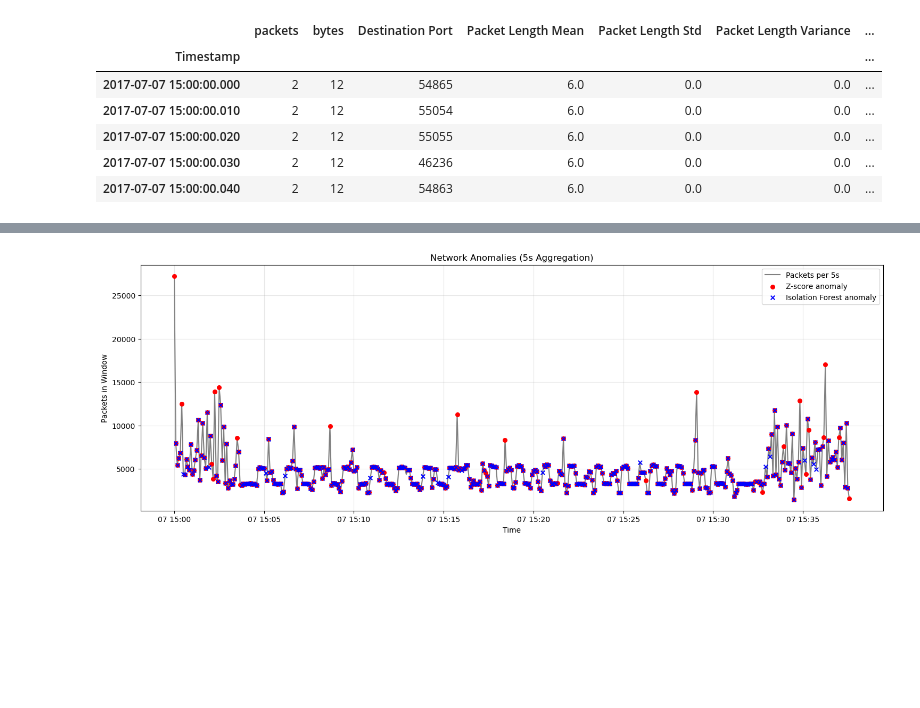
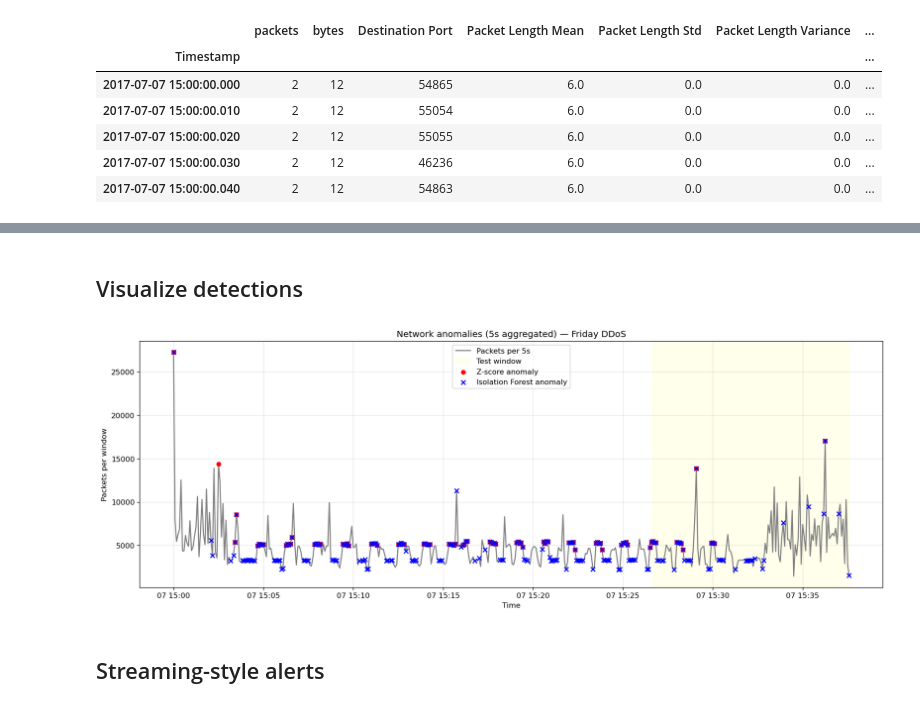
Before and after one commit to raquelanamb/statistical-vs-ml-ids, a Jupyter notebook: friday_ddos.ipynb, the cells around one changed output, grey strips where cells are left out. Drawn from its saved outputs; the diff is of its cells as text; code cells hidden in the pictures; blank space fills up the shorter version.

```diff
--- a/friday_ddos.ipynb
+++ b/friday_ddos.ipynb
@@ -94,4 +72,0 @@ agg = df.resample("5s").agg({
-# %%
-agg['is_attack'] = (agg['Label'] != 'BENIGN').astype(int)
-agg.drop(columns=['Label'], inplace=True)
-agg.head()
@@ -116,0 +95,13 @@ agg['z_anomaly'] = (agg['z_score'] > 0).astype(int)
+# %%
+Z_COLS = [
+    'packets', 'bytes',
+    'Packet Length Mean', 'Packet Length Std',
+    'SYN Flag Count', 'ACK Flag Count'
+]
+train_mean = benign_train[Z_COLS].mean()
+train_std = benign_train[Z_COLS].std(ddof=0).replace(0, 1)
+
+agg['z_score'] = ((agg[Z_COLS] - train_mean) / train_std).abs().sum(axis=1)
+# Threshold tuned on benign-only distribution
+z_threshold = agg.loc[benign_train.index, 'z_score'].quantile(0.99)
+agg['z_anomaly'] = (agg['z_score'] > z_threshold).astype(int)
@@ -161,38 +175,23 @@ F1:        0.9680365296803652
+# %% [markdown]
+## Visualize detections
 # %%
-plt.figure(figsize=(18,6))
+plt.figure(figsize=(18, 6))
+plt.plot(agg.index, agg['packets'], color='grey', label='Packets per 5s')
+plt.axvspan(test.index[0], test.index[-1], color='yellow', alpha=0.08, label='Test window')
 
-plt.plot(
-    agg.index,
-    agg['packets'],
-    color='grey',
-    label='Packets per 5s'
-)
+plt.scatter(agg.index[agg['z_anomaly'] == 1], agg['packets'][agg['z_anomaly'] == 1],
+            color='red', s=30, label='Z-score anomaly', zorder=3)
+plt.scatter(agg.index[agg['if_anomaly'] == 1], agg['packets'][agg['if_anomaly'] == 1],
+            color='blue', s=35, marker='x', label='Isolation Forest anomaly', zorder=4)
 
-plt.scatter(
-    agg.index[agg['z_anomaly'] == 1],
-    agg['packets'][agg['z_anomaly'] == 1],
-    color='red',
-    s=30,
-    label='Z-score anomaly',
-    zorder=3
-)
-
-plt.scatter(
-    agg.index[agg['if_anomaly'] == 1],
-    agg['packets'][agg['if_anomaly'] == 1],
-    color='blue',
-    s=30,
-    marker='x',
-    label='Isolation Forest anomaly',
-    zorder=
-)
-
-plt.title("Network Anomalies (5s Aggregation)")
+plt.title("Network anomalies (5s aggregated) — Friday DDoS")
 plt.xlabel("Time")
-plt.ylabel("Packets in Window")
+plt.ylabel("Packets per window")
 plt.legend()
 plt.grid(alpha=0.3)
 plt.show()
 # %% [output]
-[figure, old version]
+[figure, new version]
+# %% [markdown]
+## Streaming-style alerts
 # %%
```
Also changed, not shown: parts of 23 cells of this notebook, 1 other file.
